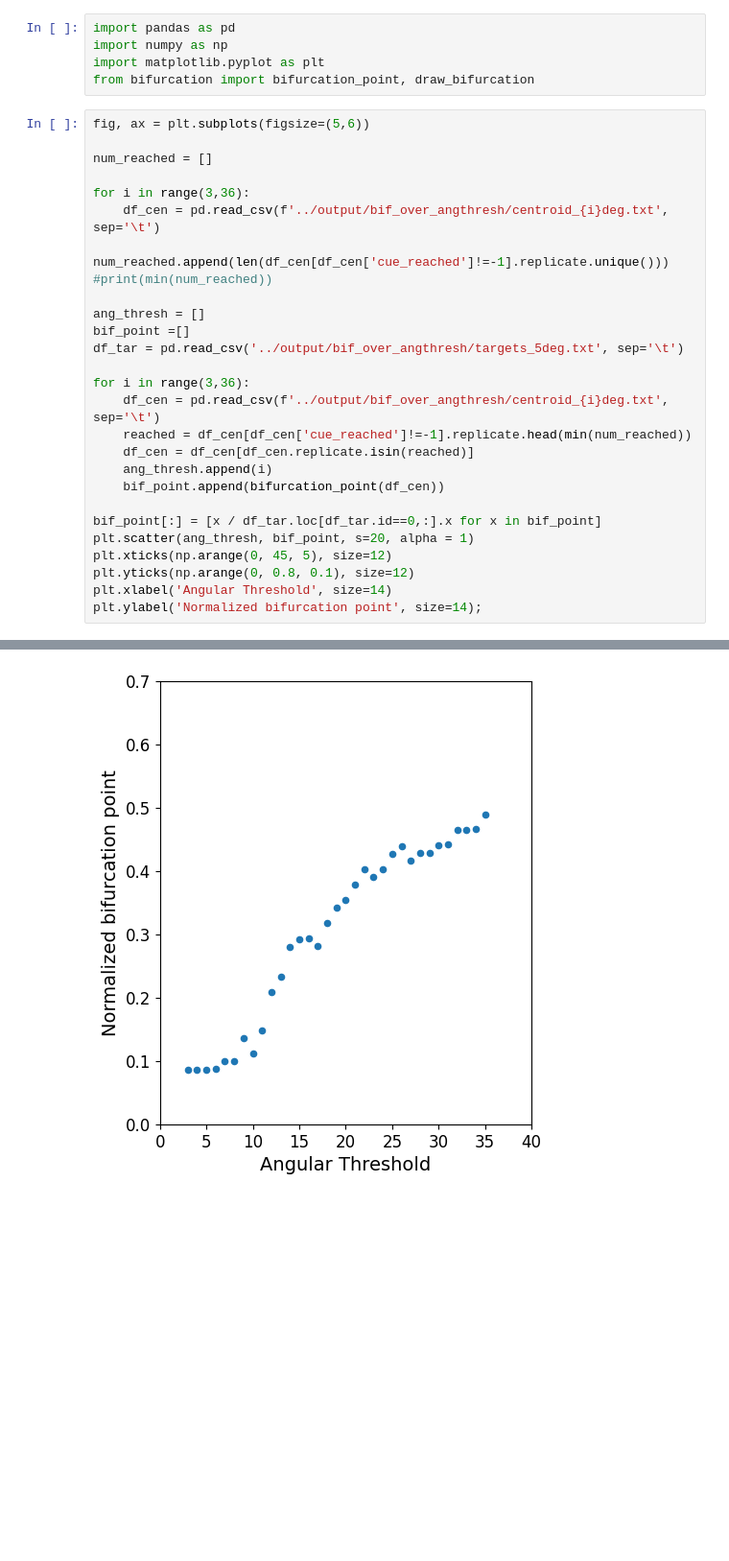
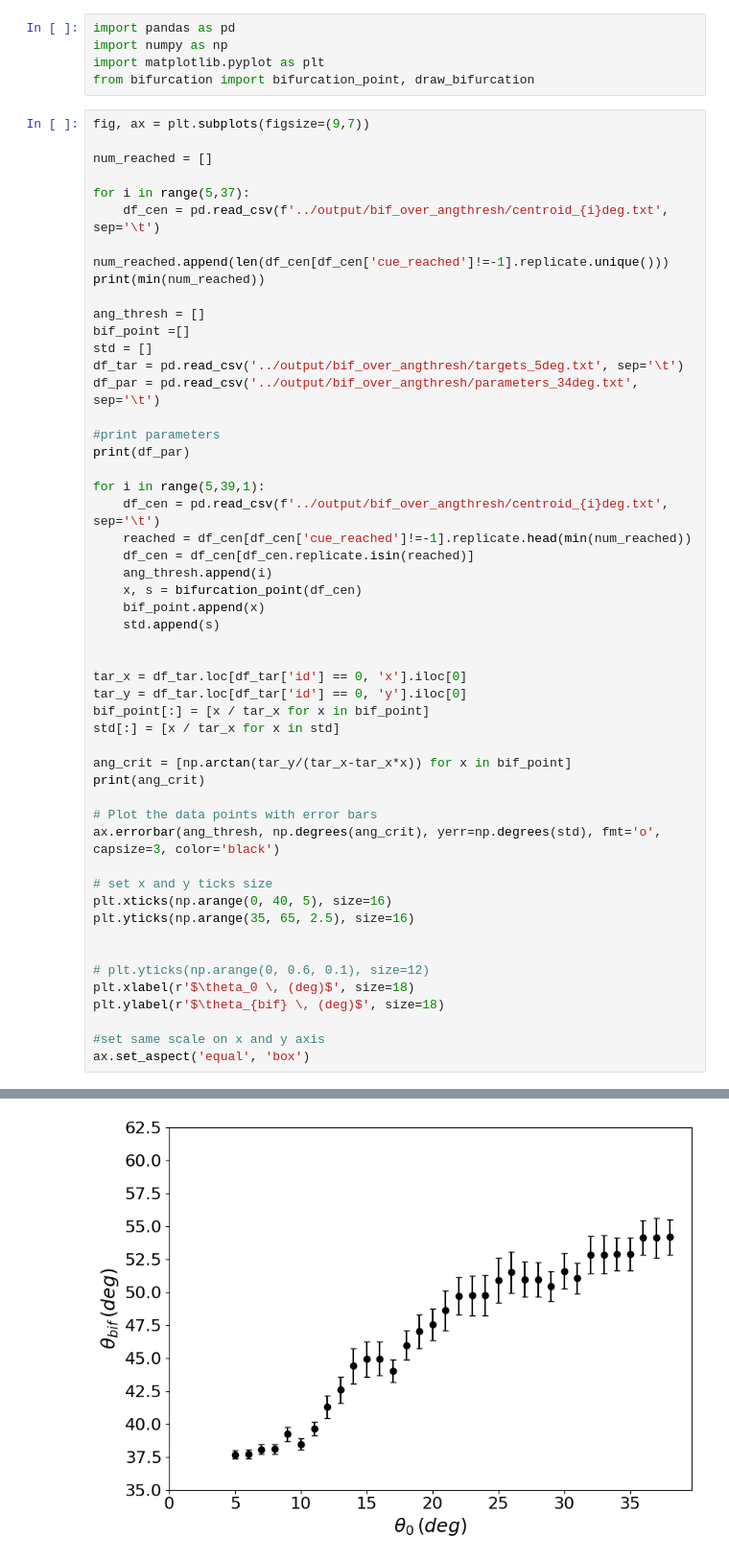
Before and after one commit to eleonoragatti44/Master-Thesis-Gatti, a Jupyter notebook: spatial_model/analysis/bifurcation_over_threshangle.ipynb, the cells around one changed output, grey strips where cells are left out. Shown at 96% size. Cells and saved outputs as stored; diff of their text form; blank space fills up the shorter version.

```diff
--- a/spatial_model/analysis/bifurcation_over_threshangle.ipynb
+++ b/spatial_model/analysis/bifurcation_over_threshangle.ipynb
@@ -4,30 +4,54 @@ import numpy as np
 import matplotlib.pyplot as plt
 from bifurcation import bifurcation_point, draw_bifurcation
 # %%
-fig, ax = plt.subplots(figsize=(5,6))
+fig, ax = plt.subplots(figsize=(9,7))
 
 num_reached = []
 
-for i in range(3,36):
+for i in range(5,37):
     df_cen = pd.read_csv(f'../output/bif_over_angthresh/centroid_{i}deg.txt', sep='\t')
     num_reached.append(len(df_cen[df_cen['cue_reached']!=-1].replicate.unique()))
-#print(min(num_reached))
+print(min(num_reached))
 
 ang_thresh = []
 bif_point =[]
+std = []
 df_tar = pd.read_csv('../output/bif_over_angthresh/targets_5deg.txt', sep='\t')
+df_par = pd.read_csv('../output/bif_over_angthresh/parameters_34deg.txt', sep='\t')
 
-for i in range(3,36):
+#print parameters
+print(df_par)
+
+for i in range(5,39,1):
     df_cen = pd.read_csv(f'../output/bif_over_angthresh/centroid_{i}deg.txt', sep='\t')
     reached = df_cen[df_cen['cue_reached']!=-1].replicate.head(min(num_reached))
     df_cen = df_cen[df_cen.replicate.isin(reached)]
     ang_thresh.append(i)
-    bif_point.append(bifurcation_point(df_cen))
+    x, s = bifurcation_point(df_cen)
+    bif_point.append(x)
+    std.append(s)
 
-bif_point[:] = [x / df_tar.loc[df_tar.id==0,:].x for x in bif_point]
-plt.scatter(ang_thresh, bif_point, s=20, alpha = 1)
-plt.xticks(np.arange(0, 45, 5), size=12)
-plt.yticks(np.arange(0, 0.8, 0.1), size=12)
-plt.xlabel('Angular Threshold', size=14)
-plt.ylabel('Normalized bifurcation point', size=14);
+
+tar_x = df_tar.loc[df_tar['id'] == 0, 'x'].iloc[0]
+tar_y = df_tar.loc[df_tar['id'] == 0, 'y'].iloc[0]
+bif_point[:] = [x / tar_x for x in bif_point]
+std[:] = [x / tar_x for x in std]
+
+ang_crit = [np.arctan(tar_y/(tar_x-tar_x*x)) for x in bif_point]
+print(ang_crit)
+
+# Plot the data points with error bars
+ax.errorbar(ang_thresh, np.degrees(ang_crit), yerr=np.degrees(std), fmt='o', capsize=3, color='black')
+
+# set x and y ticks size
+plt.xticks(np.arange(0, 40, 5), size=16)
+plt.yticks(np.arange(35, 65, 2.5), size=16)
+
+
+# plt.yticks(np.arange(0, 0.6, 0.1), size=12)
+plt.xlabel(r'$\theta_0 \, (deg)$', size=18)
+plt.ylabel(r'$\theta_{bif} \, (deg)$', size=18)
+
+#set same scale on x and y axis
+ax.set_aspect('equal', 'box')
 # %% [output]
@@ -34 +76 @@ plt.ylabel('Normalized bifurcation point', size=14);
-[figure, old version]
+[figure, new version]
```
Also changed, not shown: parts of 2 cells of this notebook, 30 other files.
